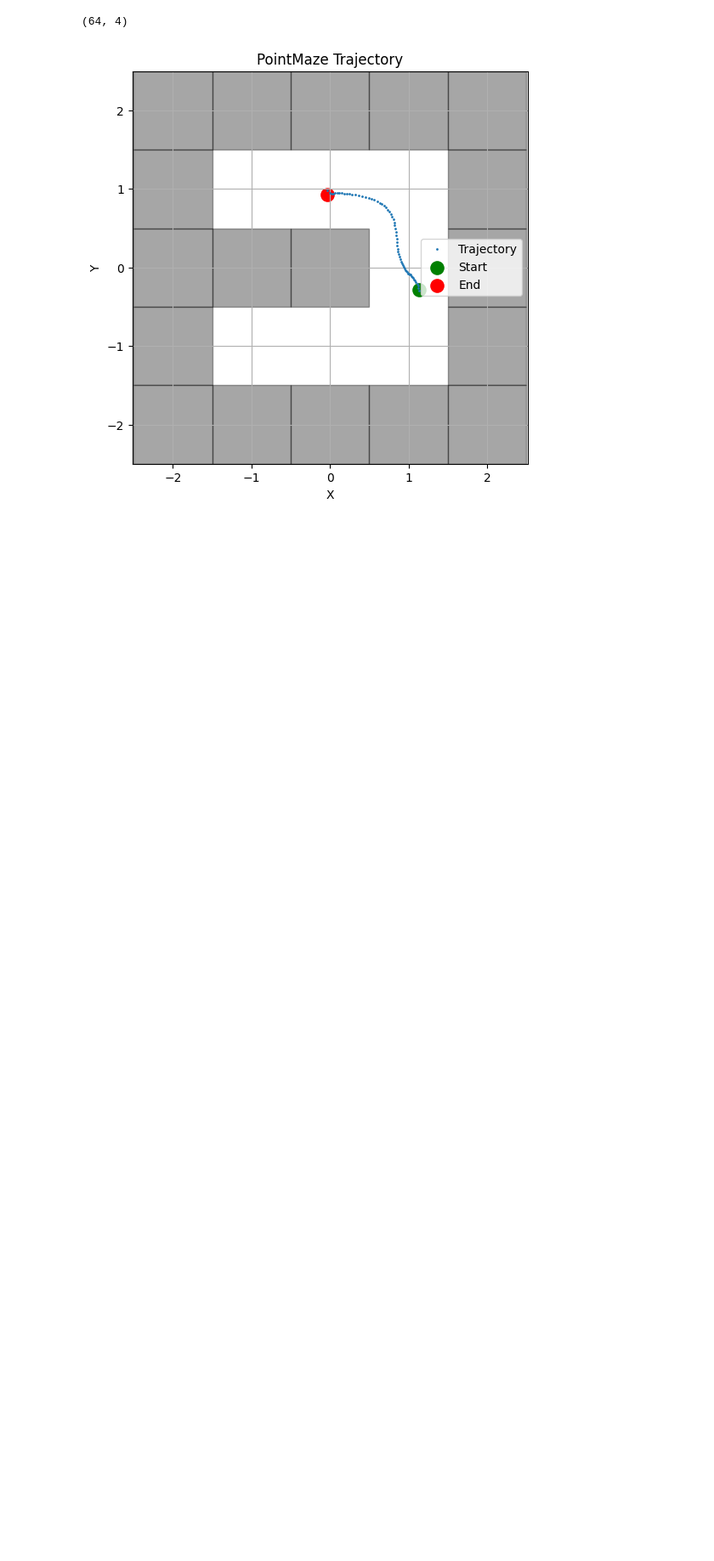
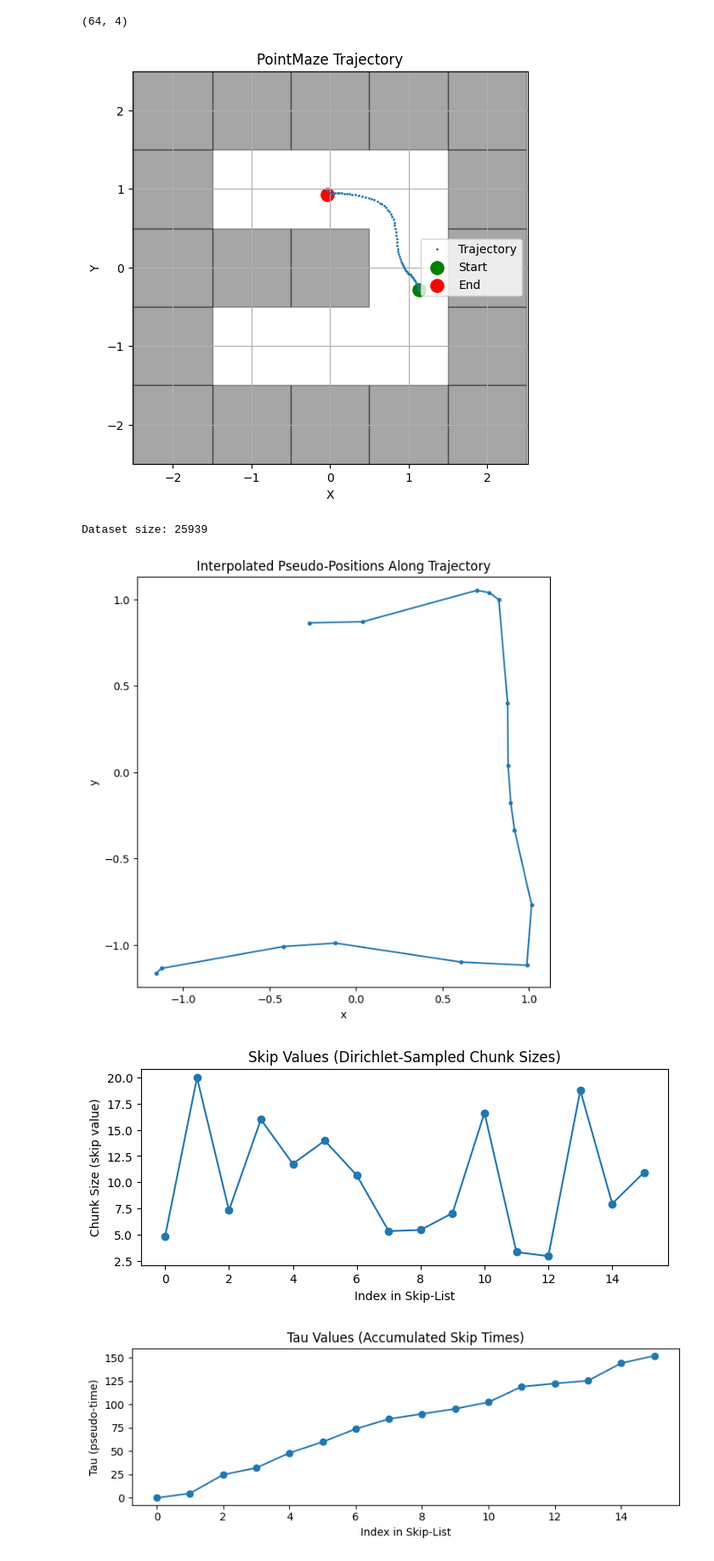
Before and after one commit to logflash/rpmml-project, a Jupyter notebook: rpmml-project/src/rpmml_project/pointmaze/dataset_viz_3.ipynb, the cells around one changed output. Shown: that part at 85% size. Saved outputs shown, nothing was run; the diff lists cells and outputs as text; code cells hidden in the pictures; blank space fills up the shorter version.

```diff
--- a/rpmml-project/src/rpmml_project/pointmaze/dataset_viz_3.ipynb
+++ b/rpmml-project/src/rpmml_project/pointmaze/dataset_viz_3.ipynb
@@ -202,3 +204,64 @@ plt.ylim(-2.5, +2.5)
 plt.savefig("trajectory.png")
 # %% [output]
 [figure]
+# %%
+# --------------------------------------------------
+# Instantiate dataset (small for viz)
+# --------------------------------------------------
+ds = MinariTrajectoryDatasetWithPseudoActions(
+    dataset_name="D4RL/pointmaze/umaze-v2",
+    horizon=8,
+    normalize=True,
+    n_chunks_frac=0.10,
+    alpha=3.0,
+)
+# %%
+
+print("Dataset size:", len(ds))
+
+# --------------------------------------------------
+# Get one trajectory's skip_list (before normalization)
+# --------------------------------------------------
+traj_idx = 0
+skip_list = ds.skip_trajectories[traj_idx]
+
+positions = np.array([p for (p, c, tau) in skip_list])
+skips = np.array([c for (p, c, tau) in skip_list])
+taus = np.array([tau for (p, c, tau) in skip_list])
+
+# --------------------------------------------------
+# PLOT 1: Path of pseudo-positions through the maze
+# --------------------------------------------------
+plt.figure(figsize=(7, 7))
+plt.plot(positions[:, 0], positions[:, 1], "-o", ms=3)
+plt.title("Interpolated Pseudo-Positions Along Trajectory")
+plt.xlabel("x")
+plt.ylabel("y")
+plt.axis("equal")
+
+# --------------------------------------------------
+# PLOT 2: Skip magnitudes over the sequence
+# --------------------------------------------------
+plt.figure(figsize=(8, 3))
+plt.plot(skips, "-o")
+plt.title("Skip Values (Dirichlet-Sampled Chunk Sizes)")
+plt.xlabel("Index in Skip-List")
+plt.ylabel("Chunk Size (skip value)")
+
+# --------------------------------------------------
+# PLOT 3: Tau progression
+# --------------------------------------------------
+plt.figure(figsize=(8, 3))
+plt.plot(taus, "-o")
+plt.title("Tau Values (Accumulated Skip Times)")
+plt.xlabel("Index in Skip-List")
+plt.ylabel("Tau (pseudo-time)")
+
+
+plt.tight_layout()
+plt.show()
+# %% [output]
+Dataset size: 25939
+[figure, added]
+[figure, added]
+[figure, added]
```
Also changed, not shown: parts of 2 cells of this notebook, 5 other files.
